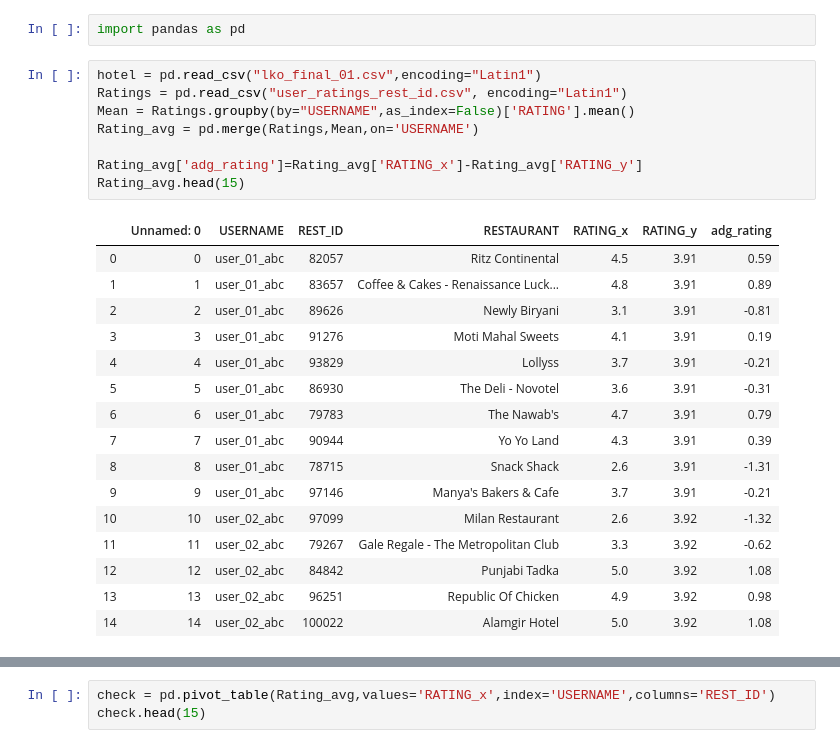
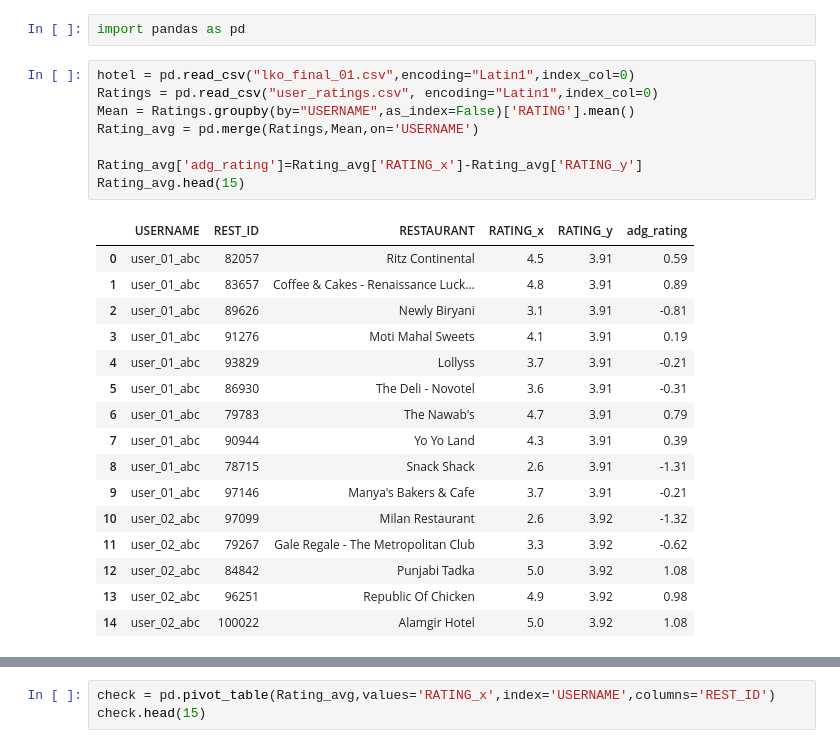
Before and after one commit to AshiSaxena996/flask_project_template-master, a Jupyter notebook: csv_data/collab_01.ipynb, the cells around one changed output, grey strips where cells are left out. Saved outputs shown, nothing was run; the diff lists cells and outputs as text.

```diff
--- a/csv_data/collab_01.ipynb
+++ b/csv_data/collab_01.ipynb
@@ -63,30 +66,30 @@ a2= list(a1)
 # %%
 import pandas as pd
 # %%
-hotel = pd.read_csv("lko_final_01.csv",encoding="Latin1")
-Ratings = pd.read_csv("user_ratings_rest_id.csv", encoding="Latin1")
+hotel = pd.read_csv("lko_final_01.csv",encoding="Latin1",index_col=0)
+Ratings = pd.read_csv("user_ratings.csv", encoding="Latin1",index_col=0)
 Mean = Ratings.groupby(by="USERNAME",as_index=False)['RATING'].mean()
 Rating_avg = pd.merge(Ratings,Mean,on='USERNAME')
 
 Rating_avg['adg_rating']=Rating_avg['RATING_x']-Rating_avg['RATING_y']
 Rating_avg.head(15)
 # %% [output]
-|  | Unnamed: 0 | USERNAME | REST_ID | RESTAURANT | RATING_x | RATING_y | adg_rating |
-| 0 | 0 | user_01_abc | 82057 | Ritz Continental | 4.5 | 3.91 | 0.59 |
-| 1 | 1 | user_01_abc | 83657 | Coffee & Cakes - Renaissance Luck... | 4.8 | 3.91 | 0.89 |
-| 2 | 2 | user_01_abc | 89626 | Newly Biryani | 3.1 | 3.91 | -0.81 |
-| 3 | 3 | user_01_abc | 91276 | Moti Mahal Sweets | 4.1 | 3.91 | 0.19 |
-| 4 | 4 | user_01_abc | 93829 | Lollyss | 3.7 | 3.91 | -0.21 |
-| 5 | 5 | user_01_abc | 86930 | The Deli - Novotel | 3.6 | 3.91 | -0.31 |
-| 6 | 6 | user_01_abc | 79783 | The Nawab's | 4.7 | 3.91 | 0.79 |
-| 7 | 7 | user_01_abc | 90944 | Yo Yo Land | 4.3 | 3.91 | 0.39 |
-| 8 | 8 | user_01_abc | 78715 | Snack Shack | 2.6 | 3.91 | -1.31 |
-| 9 | 9 | user_01_abc | 97146 | Manya's Bakers & Cafe | 3.7 | 3.91 | -0.21 |
-| 10 | 10 | user_02_abc | 97099 | Milan Restaurant | 2.6 | 3.92 | -1.32 |
-| 11 | 11 | user_02_abc | 79267 | Gale Regale - The Metropolitan Club | 3.3 | 3.92 | -0.62 |
-| 12 | 12 | user_02_abc | 84842 | Punjabi Tadka | 5.0 | 3.92 | 1.08 |
-| 13 | 13 | user_02_abc | 96251 | Republic Of Chicken | 4.9 | 3.92 | 0.98 |
-| 14 | 14 | user_02_abc | 100022 | Alamgir Hotel | 5.0 | 3.92 | 1.08 |
+|  | USERNAME | REST_ID | RESTAURANT | RATING_x | RATING_y | adg_rating |
+| 0 | user_01_abc | 82057 | Ritz Continental | 4.5 | 3.91 | 0.59 |
+| 1 | user_01_abc | 83657 | Coffee & Cakes - Renaissance Luck... | 4.8 | 3.91 | 0.89 |
+| 2 | user_01_abc | 89626 | Newly Biryani | 3.1 | 3.91 | -0.81 |
+| 3 | user_01_abc | 91276 | Moti Mahal Sweets | 4.1 | 3.91 | 0.19 |
+| 4 | user_01_abc | 93829 | Lollyss | 3.7 | 3.91 | -0.21 |
+| 5 | user_01_abc | 86930 | The Deli - Novotel | 3.6 | 3.91 | -0.31 |
+| 6 | user_01_abc | 79783 | The Nawab's | 4.7 | 3.91 | 0.79 |
+| 7 | user_01_abc | 90944 | Yo Yo Land | 4.3 | 3.91 | 0.39 |
+| 8 | user_01_abc | 78715 | Snack Shack | 2.6 | 3.91 | -1.31 |
+| 9 | user_01_abc | 97146 | Manya's Bakers & Cafe | 3.7 | 3.91 | -0.21 |
+| 10 | user_02_abc | 97099 | Milan Restaurant | 2.6 | 3.92 | -1.32 |
+| 11 | user_02_abc | 79267 | Gale Regale - The Metropolitan Club | 3.3 | 3.92 | -0.62 |
+| 12 | user_02_abc | 84842 | Punjabi Tadka | 5.0 | 3.92 | 1.08 |
+| 13 | user_02_abc | 96251 | Republic Of Chicken | 4.9 | 3.92 | 0.98 |
+| 14 | user_02_abc | 100022 | Alamgir Hotel | 5.0 | 3.92 | 1.08 |
 # %%
 hotel.head()
 # %% [output]
```
Also changed, not shown: parts of 12 cells of this notebook, 3 other files.
